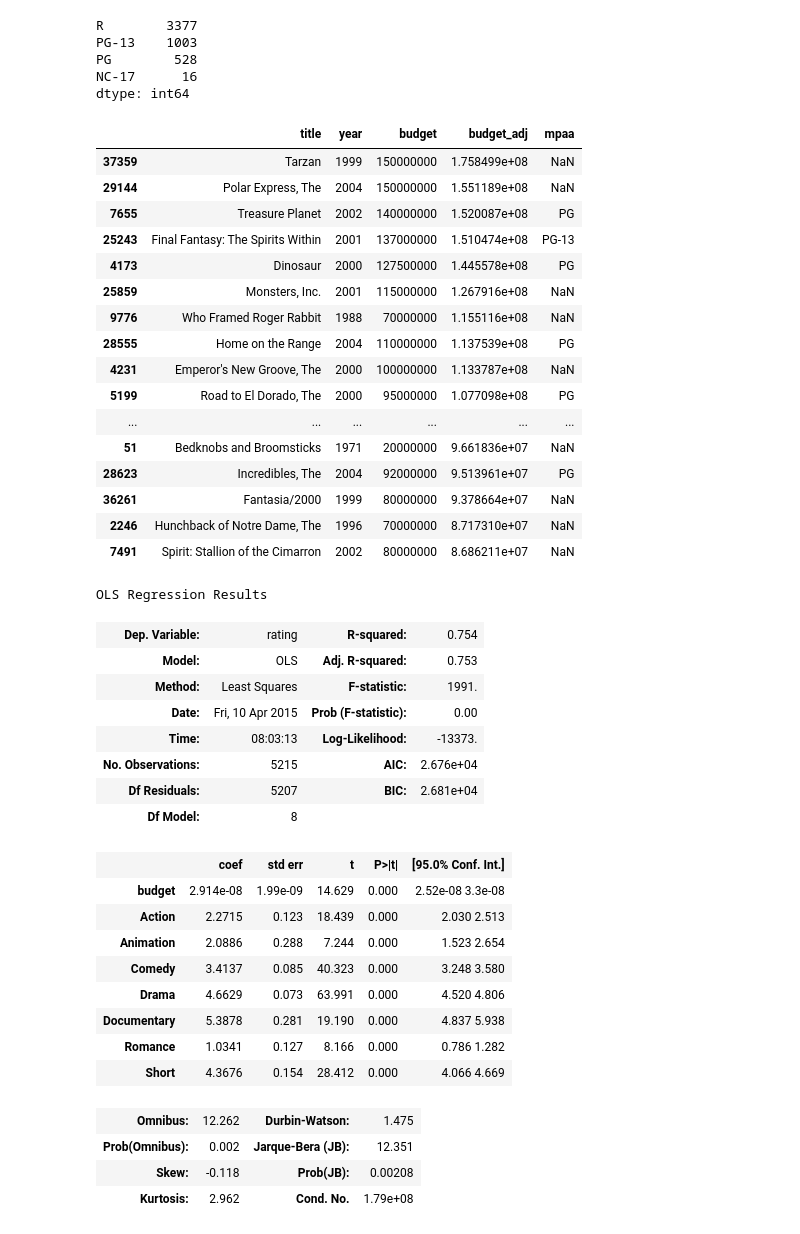
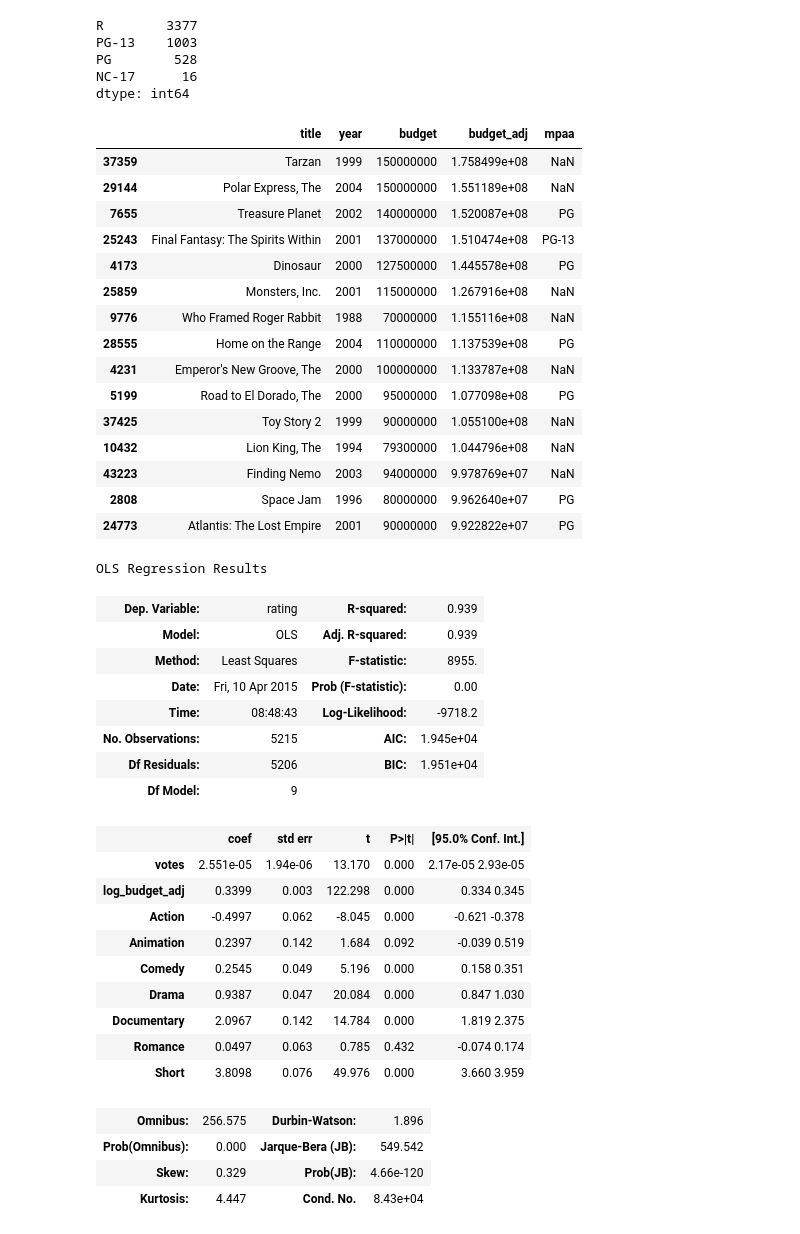
Before and after one commit to michaelmoliterno/utilities, a Jupyter notebook: movie_analysis.ipynb, the cells around one changed output. Drawn from its saved outputs; the diff is of its cells as text; code cells hidden in the pictures.

```diff
--- a/movie_analysis.ipynb
+++ b/movie_analysis.ipynb
@@ -90,6 +90,7 @@ movies_df['budget_adj'] = movies_df.budget * movies_df.inflator
 # %%
 movies_df['log_budget'] = np.log1p(movies_df['budget'])
 movies_df['log_budget_adj'] = np.log1p(movies_df['budget_adj'])
+movies_df['log_votes'] = np.log1p(movies_df['votes'])
 # %%
 plt.scatter(movies_df.year,movies_df.budget_adj)
 plt.ylim(0,2.5*10**8)
@@ -129,7 +146,7 @@ NC-17      16
 dtype: int64
 # %%
 animated = movies_df[movies_df.Animation == 1]
-animated.sort('budget_adj',ascending=False)[['title','year','budget','budget_adj','mpaa']].head(20)
+animated.sort('budget_adj',ascending=False)[['title','year','budget','budget_adj','mpaa']].head(15)
 # %% [output]
 |  | title | year | budget | budget_adj | mpaa |
 | 37359 | Tarzan | 1999 | 150000000 | 1.758499e+08 | NaN |
@@ -142,12 +159,11 @@ animated.sort('budget_adj',ascending=False)[['title','year','budget','budget_adj
 | 28555 | Home on the Range | 2004 | 110000000 | 1.137539e+08 | PG |
 | 4231 | Emperor's New Groove, The | 2000 | 100000000 | 1.133787e+08 | NaN |
 | 5199 | Road to El Dorado, The | 2000 | 95000000 | 1.077098e+08 | PG |
-| ... | ... | ... | ... | ... | ... |
-| 51 | Bedknobs and Broomsticks | 1971 | 20000000 | 9.661836e+07 | NaN |
-| 28623 | Incredibles, The | 2004 | 92000000 | 9.513961e+07 | PG |
-| 36261 | Fantasia/2000 | 1999 | 80000000 | 9.378664e+07 | NaN |
-| 2246 | Hunchback of Notre Dame, The | 1996 | 70000000 | 8.717310e+07 | NaN |
-| 7491 | Spirit: Stallion of the Cimarron | 2002 | 80000000 | 8.686211e+07 | NaN |
+| 37425 | Toy Story 2 | 1999 | 90000000 | 1.055100e+08 | NaN |
+| 10432 | Lion King, The | 1994 | 79300000 | 1.044796e+08 | NaN |
+| 43223 | Finding Nemo | 2003 | 94000000 | 9.978769e+07 | NaN |
+| 2808 | Space Jam | 1996 | 80000000 | 9.962640e+07 | PG |
+| 24773 | Atlantis: The Lost Empire | 2001 | 90000000 | 9.922822e+07 | PG |
 # %%
 from sklearn.linear_model import LinearRegression
 from sklearn import linear_model
@@ -155,30 +186,31 @@ import statsmodels.formula.api as sm
 # %%
-model_df = movies_df[['rating','budget','Action','Animation','Comedy','Drama','Documentary','Romance','Short']].dropna()
+model_df = movies_df[['rating','votes','log_budget_adj','Action','Animation','Comedy','Drama','Documentary','Romance','Short']].dropna()
 y = model_df['rating']
 X = model_df.drop('rating',1)
 linmodel = sm.OLS(y, X).fit()
 linmodel.summary()
 # %% [output]
 OLS Regression Results
-| Dep. Variable: | rating | R-squared: | 0.754 |
-| Model: | OLS | Adj. R-squared: | 0.753 |
-| Method: | Least Squares | F-statistic: | 1991. |
+| Dep. Variable: | rating | R-squared: | 0.939 |
+| Model: | OLS | Adj. R-squared: | 0.939 |
+| Method: | Least Squares | F-statistic: | 8955. |
 | Date: | Fri, 10 Apr 2015 | Prob (F-statistic): | 0.00 |
-| Time: | 08:03:13 | Log-Likelihood: | -13373. |
-| No. Observations: | 5215 | AIC: | 2.676e+04 |
-| Df Residuals: | 5207 | BIC: | 2.681e+04 |
-| Df Model: | 8 |  |  |
+| Time: | 08:48:43 | Log-Likelihood: | -9718.2 |
+| No. Observations: | 5215 | AIC: | 1.945e+04 |
+| Df Residuals: | 5206 | BIC: | 1.951e+04 |
+| Df Model: | 9 |  |  |
 |  | coef | std err | t | P>|t| | [95.0% Conf. Int.] |
-| budget | 2.914e-08 | 1.99e-09 | 14.629 | 0.000 | 2.52e-08 3.3e-08 |
-| Action | 2.2715 | 0.123 | 18.439 | 0.000 | 2.030 2.513 |
-| Animation | 2.0886 | 0.288 | 7.244 | 0.000 | 1.523 2.654 |
-| Comedy | 3.4137 | 0.085 | 40.323 | 0.000 | 3.248 3.580 |
-| Drama | 4.6629 | 0.073 | 63.991 | 0.000 | 4.520 4.806 |
-| Documentary | 5.3878 | 0.281 | 19.190 | 0.000 | 4.837 5.938 |
-| Romance | 1.0341 | 0.127 | 8.166 | 0.000 | 0.786 1.282 |
-| Short | 4.3676 | 0.154 | 28.412 | 0.000 | 4.066 4.669 |
+| votes | 2.551e-05 | 1.94e-06 | 13.170 | 0.000 | 2.17e-05 2.93e-05 |
+| log_budget_adj | 0.3399 | 0.003 | 122.298 | 0.000 | 0.334 0.345 |
+| Action | -0.4997 | 0.062 | -8.045 | 0.000 | -0.621 -0.378 |
+| Animation | 0.2397 | 0.142 | 1.684 | 0.092 | -0.039 0.519 |
+| Comedy | 0.2545 | 0.049 | 5.196 | 0.000 | 0.158 0.351 |
+| Drama | 0.9387 | 0.047 | 20.084 | 0.000 | 0.847 1.030 |
+| Documentary | 2.0967 | 0.142 | 14.784 | 0.000 | 1.819 2.375 |
+| Romance | 0.0497 | 0.063 | 0.785 | 0.432 | -0.074 0.174 |
+| Short | 3.8098 | 0.076 | 49.976 | 0.000 | 3.660 3.959 |
-| Omnibus: | 12.262 | Durbin-Watson: | 1.475 |
-| Prob(Omnibus): | 0.002 | Jarque-Bera (JB): | 12.351 |
-| Skew: | -0.118 | Prob(JB): | 0.00208 |
-| Kurtosis: | 2.962 | Cond. No. | 1.79e+08 |
+| Omnibus: | 256.575 | Durbin-Watson: | 1.896 |
+| Prob(Omnibus): | 0.000 | Jarque-Bera (JB): | 549.542 |
+| Skew: | 0.329 | Prob(JB): | 4.66e-120 |
+| Kurtosis: | 4.447 | Cond. No. | 8.43e+04 |
 # %%
```
Also changed, not shown: parts of 17 cells of this notebook.
